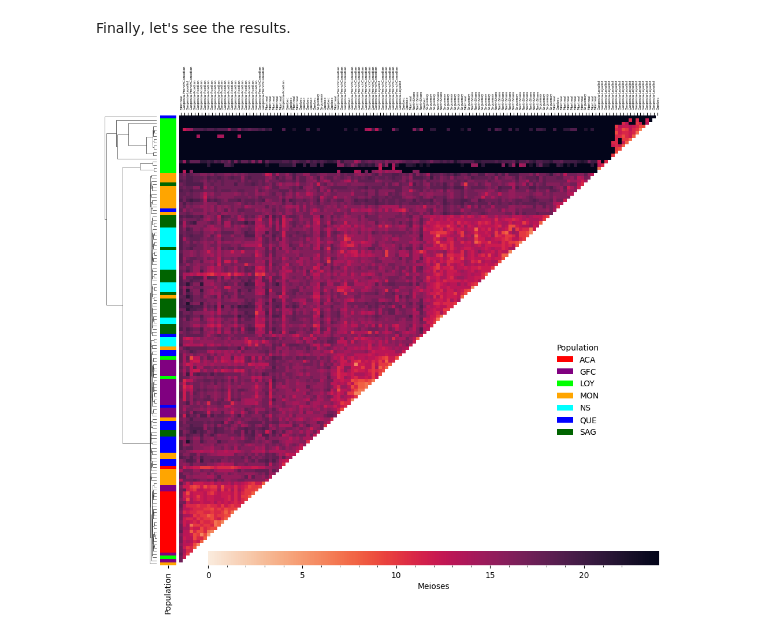
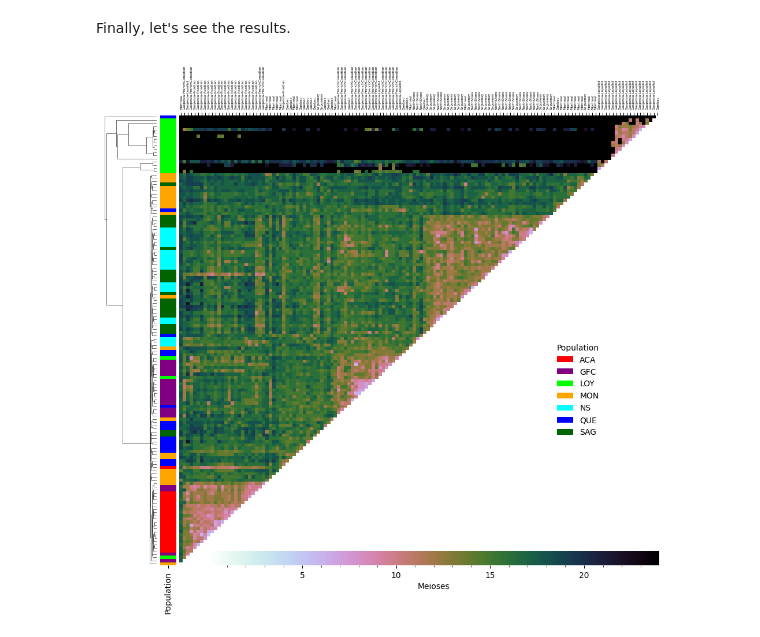
Before and after one commit to Genopop/geneakit, a Jupyter notebook: examples/meioses_clustermap.ipynb, the cells around one changed output. Saved outputs shown, nothing was run; the diff lists cells and outputs as text; code cells hidden in the pictures.

Commit message:
Switch to 'cubehelix_r' colors

```diff
--- a/examples/meioses_clustermap.ipynb
+++ b/examples/meioses_clustermap.ipynb
@@ -181,7 +181,7 @@ Finally, let's see the results.
 # %%
 cm = sns.clustermap(meioses,
                     mask=mask,
-                    cmap='rocket_r',
+                    cmap='cubehelix_r',
                     row_colors=colors,
                     xticklabels=pops,
                     yticklabels=False,
@@ -197,34 +197,34 @@ cm = sns.clustermap(meioses,
 # Invert the x-axis
 cm.ax_heatmap.invert_xaxis()
 
 # Colorbar
 x0, y0, w0, h0 = cm.cbar_pos
 x1, y1, w1, h1 = cm.ax_heatmap.get_position().bounds
 cm.ax_cbar.set_position([x1 + w0, y1, w1 - w0, w0 / 2])
-minorticks = [i for i in range(0, int(max_meioses), 1)]
+minorticks = [i for i in range(1, int(max_meioses)+1, 1)]
 cm.ax_cbar.xaxis.set_minor_locator(plt.FixedLocator(minorticks[:-1]))
 majorticks = [i for i in range(0, int(max_meioses)+5, 5)]
 cm.ax_cbar.xaxis.set_major_locator(plt.FixedLocator(majorticks[:-1]))
-cm.ax_cbar.xaxis.set_ticks([i for i in range(0, int(max_meioses), 5)],
-                           [i for i in range(0, int(max_meioses), 5)])
+cm.ax_cbar.xaxis.set_ticks([i for i in range(5, int(max_meioses), 5)],
+                           [i for i in range(5, int(max_meioses), 5)])
 # Add a label to the row colors
 cm.ax_row_colors.set_xticks([0.5])
 cm.ax_row_colors.set_xticklabels(['Population'], rotation=90)
 
 # Move the xticklabels to the top
 cm.ax_heatmap.xaxis.set_ticks_position('top')
 cm.ax_heatmap.xaxis.set_label_position('top')
 cm.ax_heatmap.xaxis.set_tick_params(rotation=90, labelsize=720*w1/meioses.shape[0])
 
 # Create a list of legend elements
 legend_elements = [Patch(facecolor=color, label=pop) for pop, color in pop_to_color.items()]
 
 # Add the legend to the plot
 cm.ax_heatmap.legend(handles=legend_elements,
                      title='Population',
                      bbox_to_anchor=(w1, h1 / 2),
                      loc='center',
                      frameon=False)
 plt.show()
 # %% [output]
-[figure, old version]
+[figure, new version]
```
